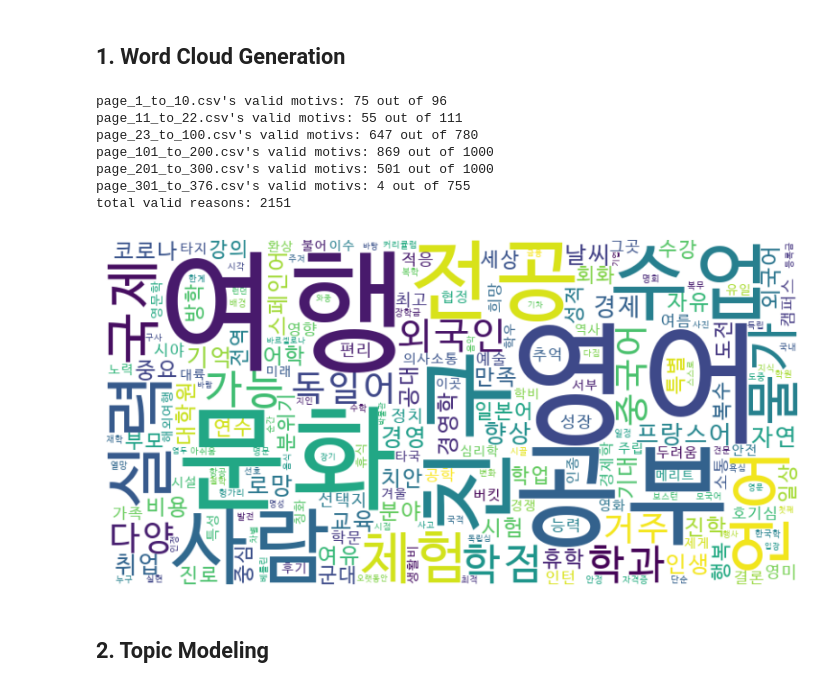
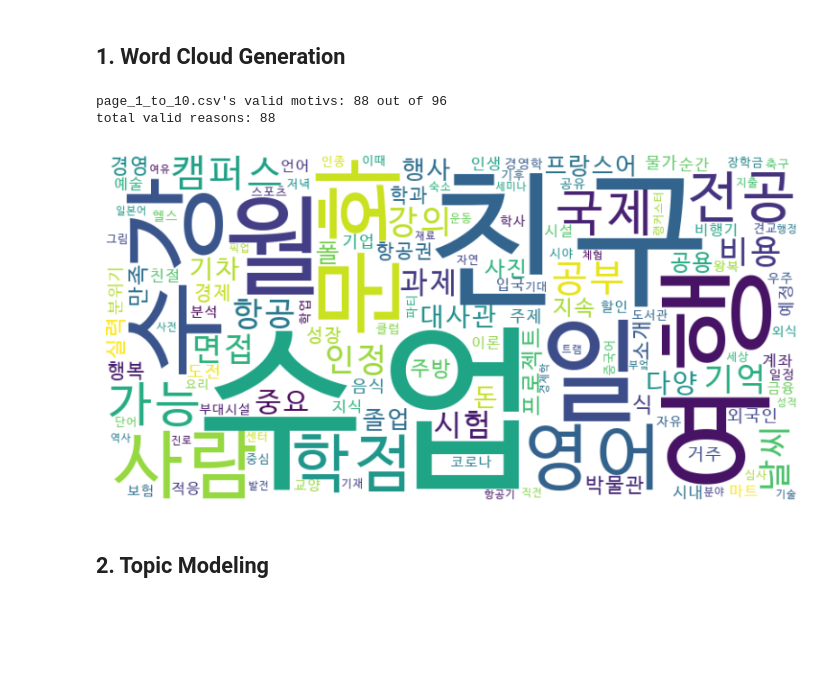
Before and after one commit to 77hannah77/recommend-me-abroad, a Jupyter notebook: project.ipynb, the cells around one changed output. Saved outputs shown, nothing was run; the diff lists cells and outputs as text; code cells hidden in the pictures; blank space fills up the shorter version.

Commit message:
🚧 Value extraction - 1_10

```diff
--- a/project.ipynb
+++ b/project.ipynb
@@ -6,7 +6,7 @@
 # %% [markdown]
 ## 1. Word Cloud Generation
 # %%
-from extract_helper import *
+from utils.extract_helper import *
 from wordcloud import WordCloud
 import matplotlib.pyplot as plt
 from collections import Counter
@@ -17,6 +17,10 @@ import os
 path_to_files = "data_set"
 files_to_process = ["page_1_to_10.csv", "page_11_to_22.csv", "page_23_to_100.csv", "page_101_to_200.csv", "page_201_to_300.csv", "page_301_to_376.csv"]
 
+# 임시!!!!!!!!!
+files_to_process = ["page_1_to_10.csv"]
+
+
 # 불용어 처리
 stopwords = set()
 with open("stopwords.txt", 'r', encoding='utf-8') as file:
@@ -25,57 +29,58 @@ with open("stopwords.txt", 'r', encoding='utf-8') as file:
         stopwords.update(words)  # set에 words 추가 (중복 제거)
 
 # 각 파일에서 '지원 동기'에 해당하는 부분 parse
-mecab = Mecab()  # mecab 형태소 분석기 생성
-cleaned_text = ""
-total_motivs = pd.Series(dtype=str)
+mecab = Mecab()                     # mecab 형태소 분석기 생성
+cleaned_text = ""                   # 워드 클라우드에 들어갈 긴 string
+total_motiv_cnt = 0                 # 유효한 지원동기 개수
+
+# topic modeling, ffm에 사용될 df
+df_features = pd.DataFrame()
+
 for file_name in files_to_process:
     file_path = os.path.join(path_to_files, file_name)
     df = pd.read_csv(file_path)
 
     # csv 파일 내용 parse
     df['Selected Content'] = df.apply(select_content, axis=1)
     df['Processed Content'] = df.apply(process_content, axis=1)
+    df['Processed Content'] = df['Processed Content'].apply(lambda x : preprocess_text(x, stopwords, mecab))
     tot_len = len(df['Processed Content'])
+
     motivs = df['Processed Content'].dropna() # NAN 제거
     motivs = motivs[motivs.str.strip() != ""]  # 빈 문자열 제거
 
     print(f"{file_name}'s valid motivs: {len(motivs)} out of {tot_len}")
-    total_motivs = pd.concat([total_motivs, motivs])
+    total_motiv_cnt += len(motivs)
+
+    df_features = pd.concat([df_features, df[['Year', 'Semester', 'Country', 'School', 'Student_number', 'Department', 'Processed Content']]])
 
     # 텍스트 전처리
     text = ' '.join(motivs)  # 모든 텍스트를 결합
-    nouns = mecab.nouns(text)  # 명사만 추출
-    nouns = [word for word in nouns if len(word) > 1] # 한글자 삭제
 
     # 명사 리스트를 하나의 문자열로 변환
-    cleaned_text += ' '.join(nouns)
+    cleaned_text += ' ' + text
 
-print(f"total valid reasons: {len(total_motivs)}")
+print(f"total valid reasons: {total_motiv_cnt}")
 
 # WordCloud 객체 생성
 cleaned_text = cleaned_text.split()
 cleaned_text_cnt = Counter(cleaned_text)
 min_freq = 10
-cleaned_text_flt = {word: count for word, count in cleaned_text_cnt.items() if count >= min_freq and word not in stopwords}
+cleaned_text_flt = {word: count for word, count in cleaned_text_cnt.items() if count >= min_freq}
 
 font_path = "/Users/gayeonlee/Library/Fonts/D2Coding-Ver1.3.2-20180524.ttc"
-wordcloud = WordCloud(width=800, height=400, background_color='white', font_path=font_path, stopwords=stopwords).generate_from_frequencies(cleaned_text_flt)
+wordcloud = WordCloud(width=800, height=400, background_color='white', font_path=font_path).generate_from_frequencies(cleaned_text_flt)
 
 # 워드 클라우드 표시
 plt.figure(figsize=(10, 5))
 plt.rc('font', family='AppleGothic')
 plt.imshow(wordcloud, interpolation='bilinear')
 plt.axis('off')  # 축 제거
 plt.show()
 # %% [output]
-page_1_to_10.csv's valid motivs: 75 out of 96
-page_11_to_22.csv's valid motivs: 55 out of 111
-page_23_to_100.csv's valid motivs: 647 out of 780
-page_101_to_200.csv's valid motivs: 869 out of 1000
-page_201_to_300.csv's valid motivs: 501 out of 1000
-page_301_to_376.csv's valid motivs: 4 out of 755
-total valid reasons: 2151
+page_1_to_10.csv's valid motivs: 88 out of 96
+total valid reasons: 88
-[figure, old version]
+[figure, new version]
 # %% [markdown]
 ## 2. Topic Modeling
 # %% [markdown]
```
Also changed, not shown: parts of 2 cells of this notebook, 1 other file.
